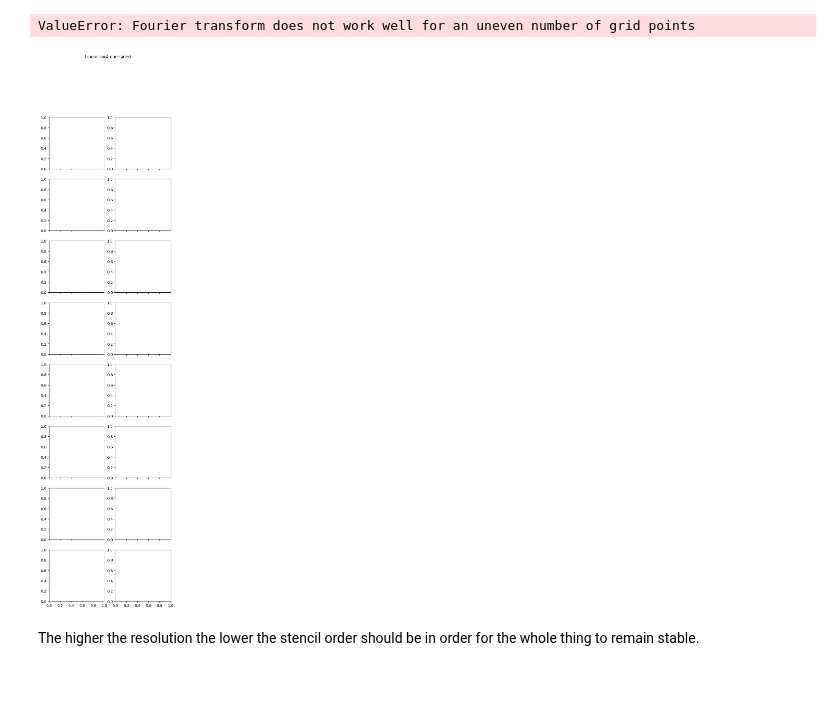
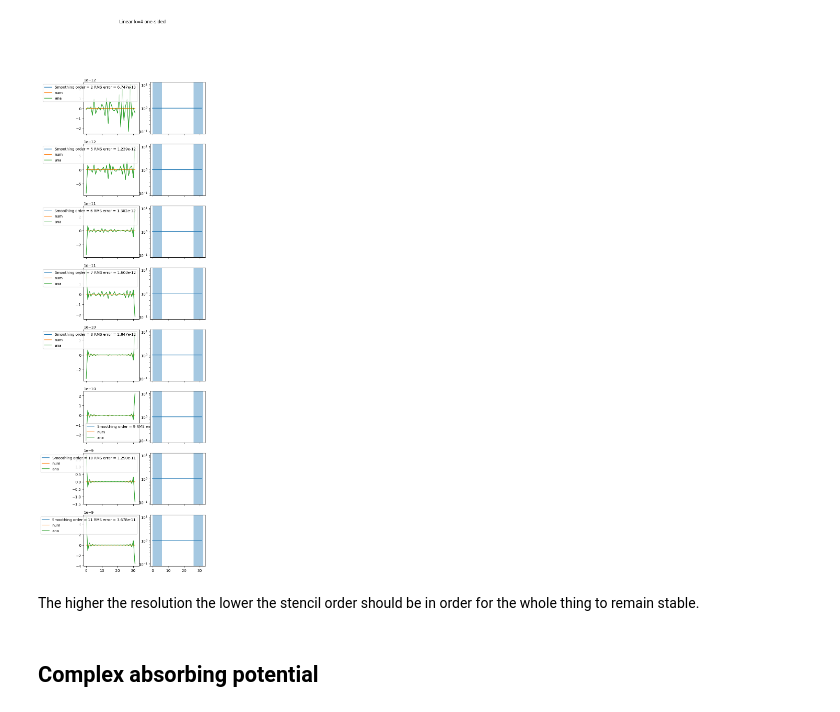
Before and after one commit to KunkelAlexander/fdm-hybrid-scheme, a Jupyter notebook: demonstration/DirichletDifferentiation.ipynb, the cells around one changed output. Saved outputs shown, nothing was run; the diff lists cells and outputs as text; code cells hidden in the pictures; blank space fills up the shorter version.

```diff
--- a/demonstration/DirichletDifferentiation.ipynb
+++ b/demonstration/DirichletDifferentiation.ipynb
@@ -4,12 +4,12 @@ import numpy as np
 import matplotlib.pyplot as plt
 
 L                 = 1
-N                 = 30
+N                 = 32
 dx                = L/(N - 1)
 x                 = np.arange(0, N) * dx
 ghostBoundary     = 6
 fdl               = 0
-fdr               = 1
+fdr               = 0
 BC                = sd.PERIODIC
 mode              = sd.M_POLYNOMIAL
 derivativeMode    = sd.ONE_SIDED
@@ -27,39 +27,40 @@ ddfnum = ddfunc(x)
 
 orders = [2, 5, 6, 7, 8, 9, 10, 11]
 
 fig, axs = plt.subplots(nrows=len(orders), ncols=2, sharex=True, figsize=(6, len(orders) * 3))
 fig.suptitle(name)
 for i, smoothingOrder in enumerate(orders):
     #Create shift function that such that f - B fulfills either Dirichlet, Neumann or periodic boundary conditions depending on mode
-    B = sd.getShiftFunction(x, f, mode, derivativeMode, lb = fdl, rb = fdr, N = smoothingOrder, debug=False)
-
+    B, poly = sd.getShiftFunction(x, f, mode, derivativeMode, lb = fdl, rb = fdr, N = smoothingOrder, debug=False)
     #Boundary for finite difference stencil
     lind =          fdl
     rind = len(x) - fdr
 
     #Subtract linear shift function to enforce Dirichlet BC when computing second derivative
     homf            = f[ lind : rind ] - B[0]
     homf            = np.pad(homf, (0, 1), mode="constant")
+
     p, ind1, ind2   = sd.selectBC       (homf, BC)
     ddf, k          = sd.laplacianDtt1D (p, dx, BC, debug= False)
     ddfana          = ddf.real + B[1]
 
 
     axs[i, 0].plot([], label= f"Smoothing order = {smoothingOrder} RMS error = {np.mean(np.abs(ddfnum - ddfana)[ghostBoundary:-ghostBoundary]):3.3e}")
     axs[i, 0].plot(ddfnum, label="num")
     axs[i, 0].plot(ddfana, label="ana")
     axs[i, 0].legend()
     axs[i, 1].set_yscale("log")
     axs[i, 1].plot(np.abs((ddfnum-ddfana)/ddfana), label="num")
     axs[i, 1].axvspan(0, ghostBoundary, alpha=0.4)
     axs[i, 1].axvspan(len(ddfnum) - ghostBoundary, len(ddfnum), alpha=0.4)
 plt.savefig(f"../SpectralDerivative/{name}.png")
 plt.show()
 # %% [output]
-ValueError: Fourier transform does not work well for an uneven number of grid points
-[figure, old version]
+[figure, new version]
 # %% [markdown]
 The higher the resolution the lower the stencil order should be in order for the whole thing to remain stable.
+# %% [markdown]
+## Complex absorbing potential
 # %%
 
 def absorbingPotential(x, L0_phys, L0_buf, L1_phys, L1_buf):
```
Also changed, not shown: parts of 4 cells of this notebook, 13 other files.
